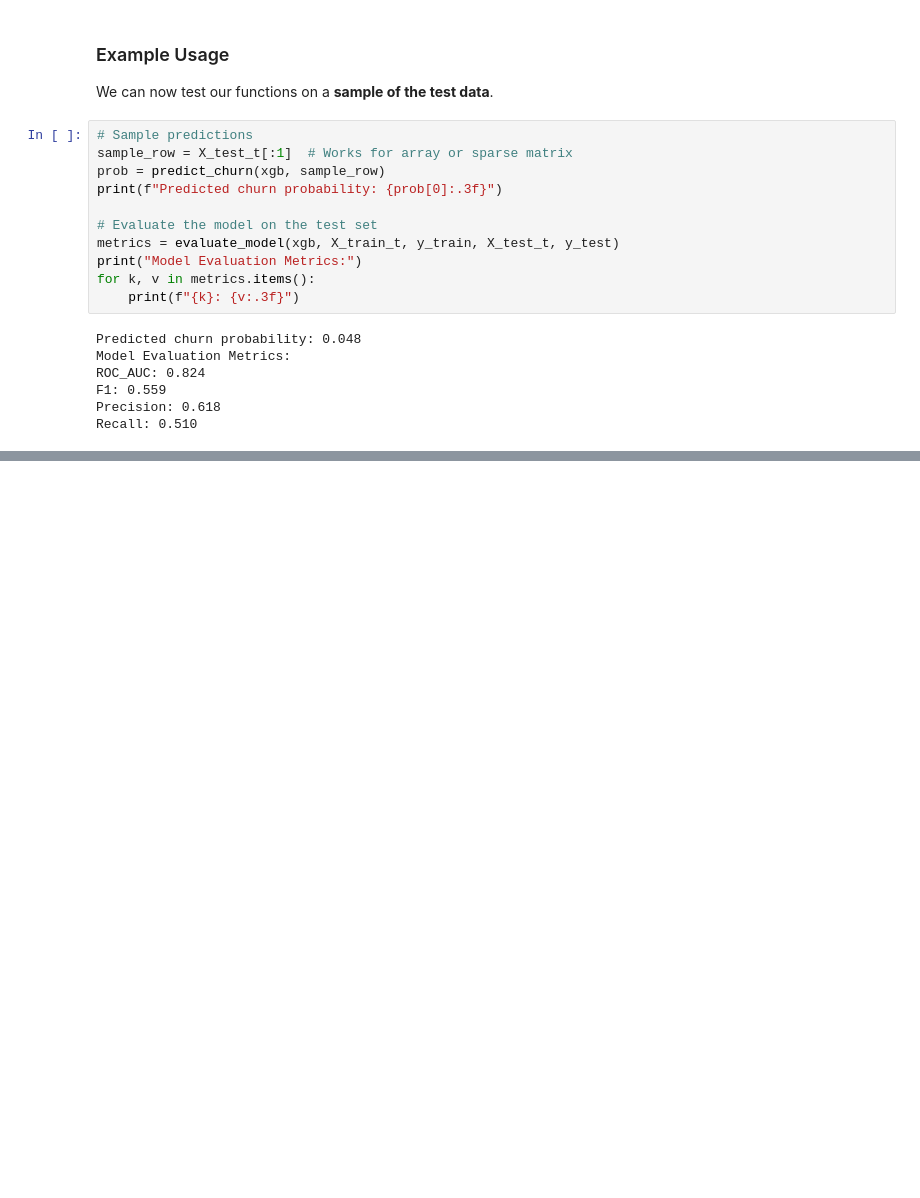
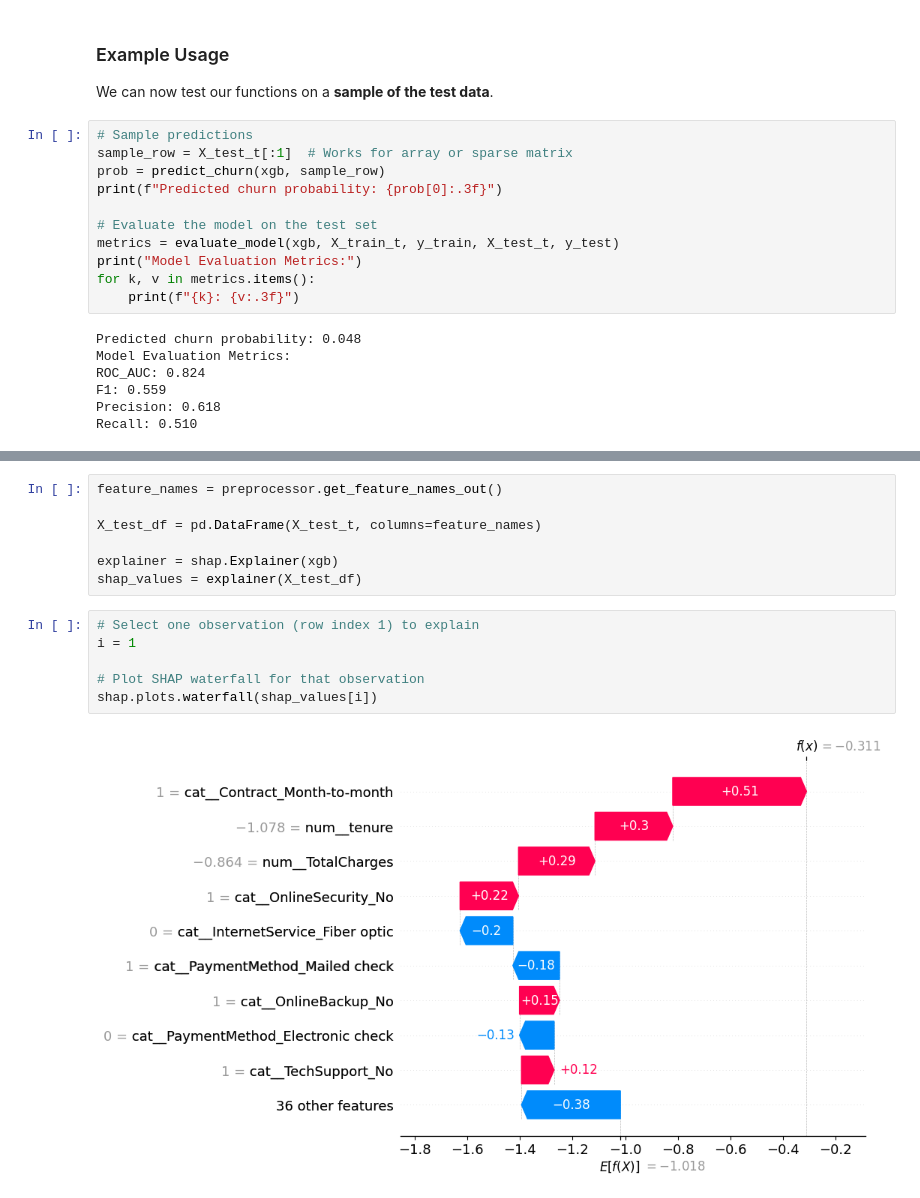
Before and after one commit to Ladan-n/ml-churn-prediction, a Jupyter notebook: notebooks/03_modeling.ipynb, the cells around one changed output, grey strips where cells are left out. Cells and saved outputs as stored; diff of their text form; blank space fills up the shorter version.

```diff
--- a/notebooks/03_modeling.ipynb
+++ b/notebooks/03_modeling.ipynb
@@ -386,0 +428,15 @@ Recall: 0.510
+# %%
+feature_names = preprocessor.get_feature_names_out()
+
+X_test_df = pd.DataFrame(X_test_t, columns=feature_names)
+
+explainer = shap.Explainer(xgb)
+shap_values = explainer(X_test_df)
+# %%
+# Select one observation (row index 1) to explain
+i = 1
+
+# Plot SHAP waterfall for that observation
+shap.plots.waterfall(shap_values[i])
+# %% [output]
+[figure, added]
```
Also changed, not shown: parts of 7 cells of this notebook, 1 other file.
